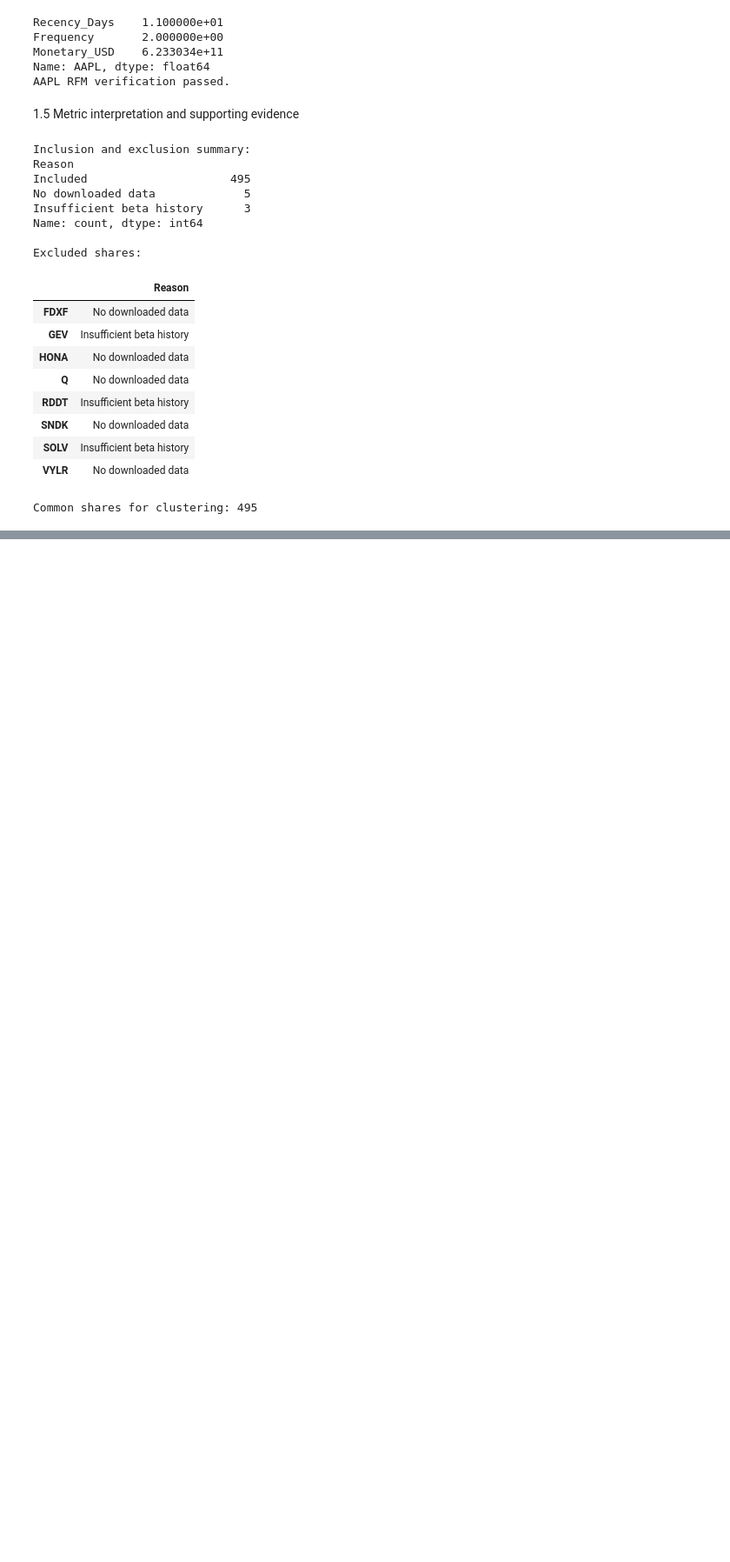
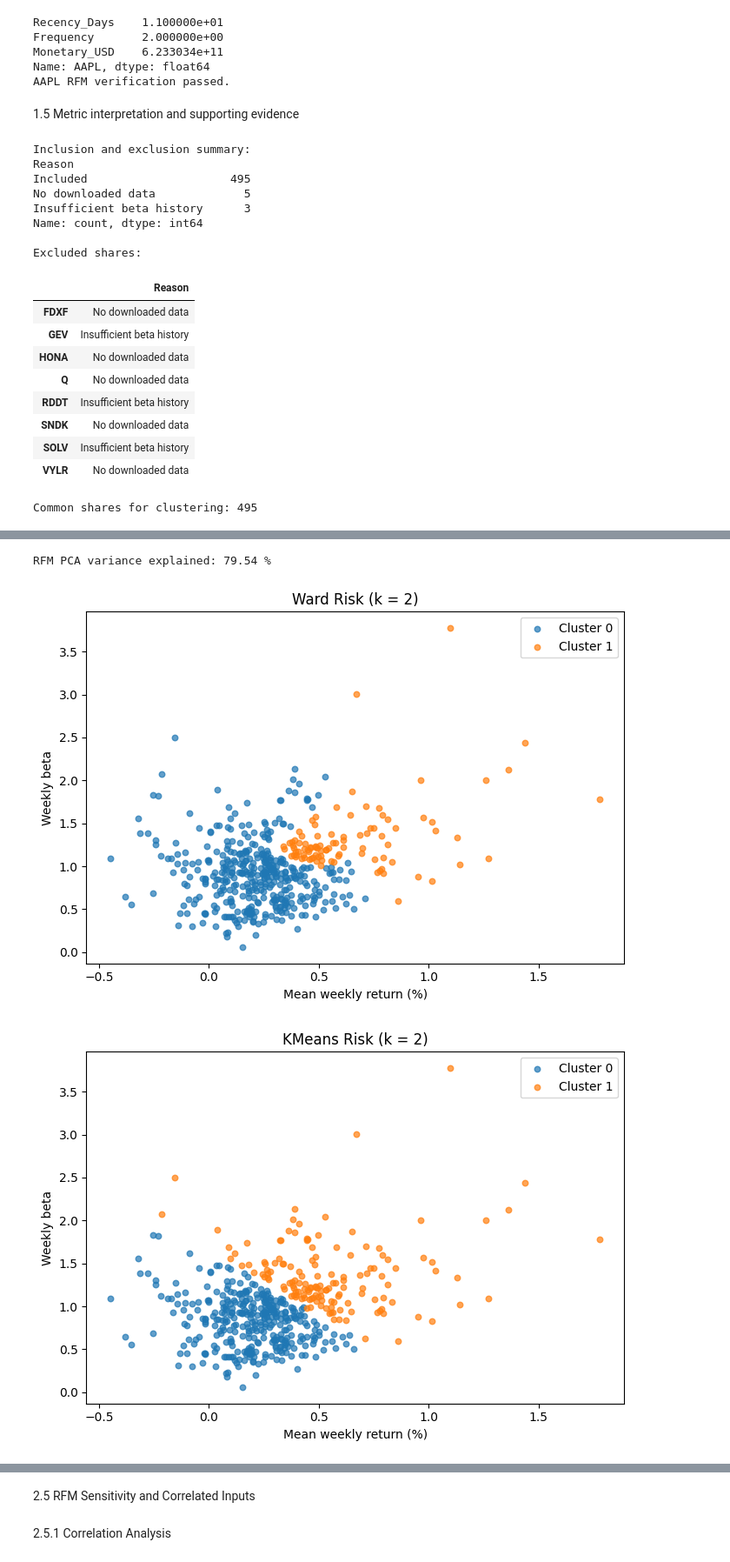
Before and after one commit to Laksikakottegoda/CRM-CM_CWRepo_20221208_w2120879, a Jupyter notebook: CRM_CM_CW_20221208_2120879.ipynb, the cells around one changed output, grey strips where cells are left out. Shown at 87% size. Drawn from its saved outputs; the diff is of its cells as text; code cells hidden in the pictures; blank space fills up the shorter version.

```diff
--- a/CRM_CM_CW_20221208_2120879.ipynb
+++ b/CRM_CM_CW_20221208_2120879.ipynb
@@ -574,0 +1164,59 @@ Common shares for clustering: 495
+# %%
+
+# 2D cluster visualisations
+
+import matplotlib.pyplot as plt
+from sklearn.decomposition import PCA
+
+# Risk/Return: original units
+risk_xy = pd.DataFrame({
+    "Mean weekly return (%)":
+        risk_return["Mean_Weekly_Return"] * 100,
+    "Weekly beta": risk_return["Weekly_Beta"]
+})
+
+# RFM: reduce 3 features to 2 for plotting only
+pca = PCA(n_components=2)
+rfm_xy = pd.DataFrame(
+    pca.fit_transform(rfm_scaled),
+    index=rfm_scaled.index,
+    columns=["PC1", "PC2"]
+)
+
+print(
+    "RFM PCA variance explained:",
+    round(pca.explained_variance_ratio_.sum() * 100, 2),
+    "%"
+)
+
+# Plot Ward and K-means for each matrix
+for name, xy in [
+    ("Ward_Risk", risk_xy),
+    ("KMeans_Risk", risk_xy),
+    ("Ward_RFM", rfm_xy),
+    ("KMeans_RFM", rfm_xy)
+]:
+    plt.figure(figsize=(7, 5))
+
+    for cluster in sorted(cluster_labels[name].unique()):
+        points = xy.loc[cluster_labels[name] == cluster]
+
+        plt.scatter(
+            points.iloc[:, 0],
+            points.iloc[:, 1],
+            label=f"Cluster {cluster}",
+            s=22,
+            alpha=0.7
+        )
+
+    plt.xlabel(xy.columns[0])
+    plt.ylabel(xy.columns[1])
+    plt.title(name.replace("_", " ") + " (k = 2)")
+    plt.legend()
+    plt.tight_layout()
+    plt.savefig(folder / f"{name}_2D.png", dpi=150)
+    plt.show()
+# %% [output]
+RFM PCA variance explained: 79.54 %
+[figure, added]
+[figure, added]
@@ -574,0 +1225,4 @@ Common shares for clustering: 495
+# %% [markdown]
+2.5 RFM Sensitivity and Correlated Inputs
+# %% [markdown]
+2.5.1 Correlation Analysis
```
Also changed, not shown: parts of 33 cells of this notebook.
